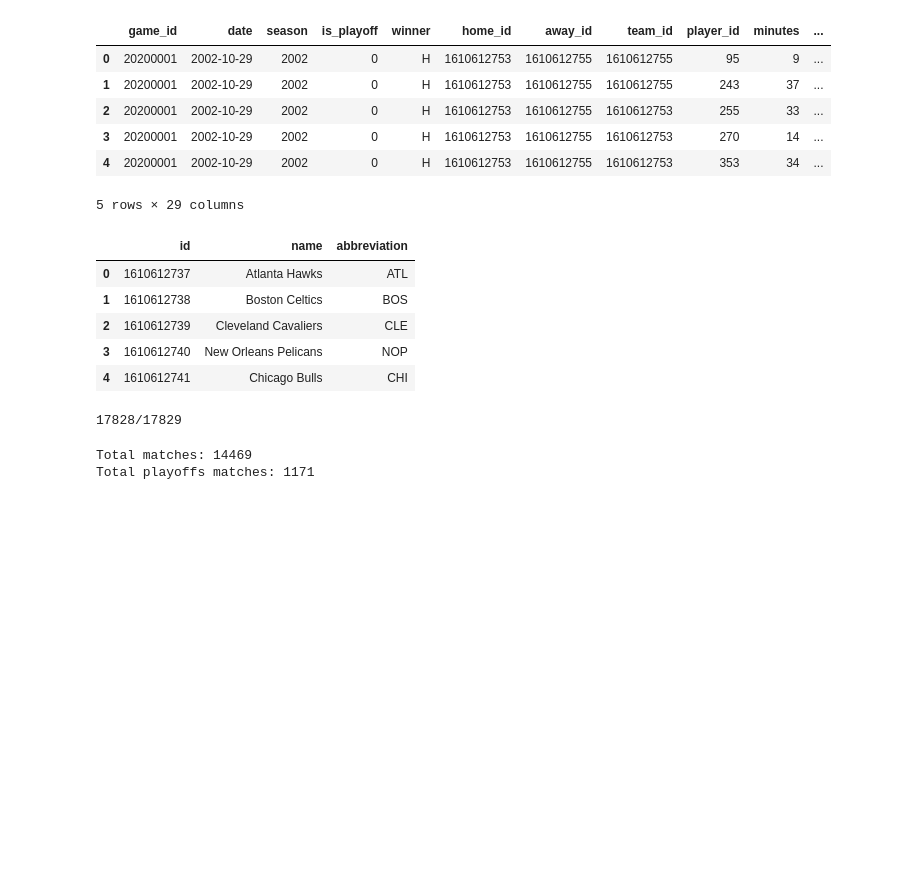
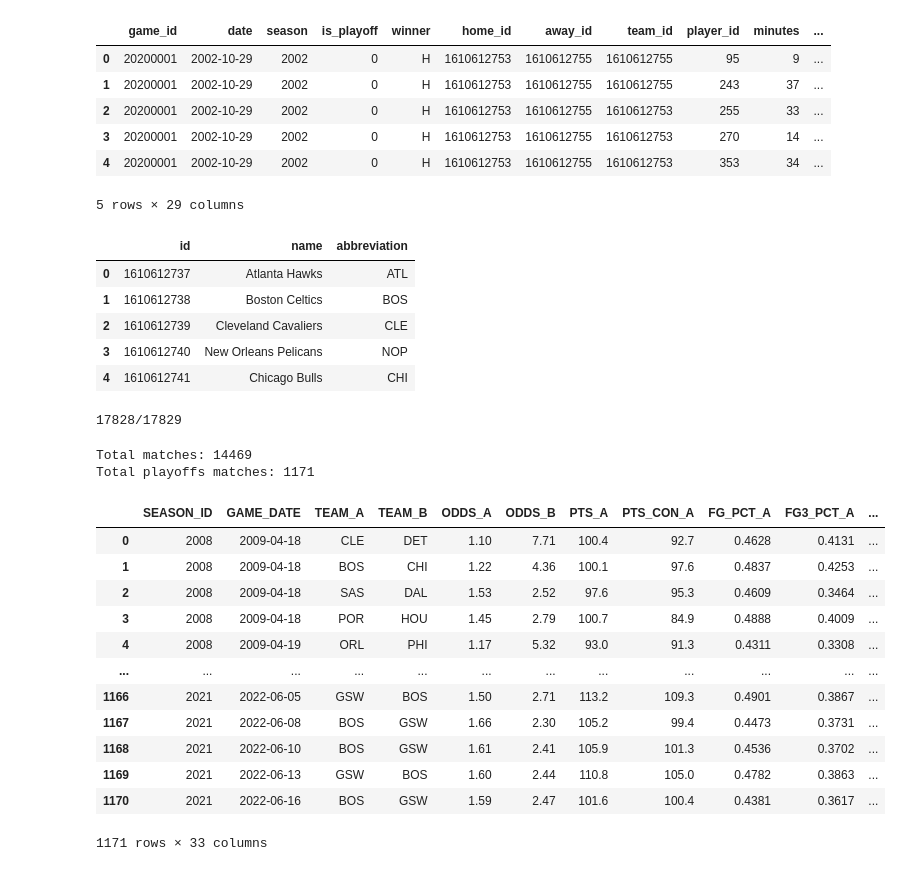
Before and after one commit to caiomelo22/nba-predictor, a Jupyter notebook: csv_getters/csv_creator.ipynb, the cells around one changed output. Saved outputs shown, nothing was run; the diff lists cells and outputs as text; code cells hidden in the pictures; blank space fills up the shorter version.

```diff
--- a/csv_getters/csv_creator.ipynb
+++ b/csv_getters/csv_creator.ipynb
@@ -73,6 +73,9 @@ teams.head()
 | 3 | 1610612740 | New Orleans Pelicans | NOP |
 | 4 | 1610612741 | Chicago Bulls | CHI |
 # %%
+def get_match_info(game_info, stats_team_a, stats_team_b, winner):
+    return (game_info + stats_team_a + stats_team_b + [winner])
+
 def get_team_previous_games(season_games, season_games_plyrs, game_date, team_id, opp_id, teams_per, season, elo, scenario):
     home_previous_games = season_games.loc[(season_games['home_id'] == team_id) & (season_games['date'] < game_date)]
     away_previous_games = season_games.loc[(season_games['away_id'] == team_id) & (season_games['date'] < game_date)]
@@ -146,9 +149,6 @@ def get_team_previous_games(season_games, season_games_plyrs, game_date, team_id
     stats_team = hf.get_team_stats (last_n_games, season_pct, teams_per[team_id], elo, matchup_pct, ha_pct, streak)
 
     return stats_team
-# %%
-def get_match_info(game_info, stats_team_a, stats_team_b, winner):
-    return (game_info + stats_team_a + stats_team_b + [1 if winner == 'A' else 0])
 # %%
 print("Creating CSV file of all games...")
 
@@ -197,6 +197,9 @@ for i, g in season_games_iterr.iterrows():
 
     team_a_odds, team_b_odds = g['home_odds'], g['away_odds']
 
+    if not team_a_odds or not team_b_odds:
+        continue
+
     stats_team_a = get_team_previous_games(season_games, season_games_plyrs, game_date, team_a_id, team_b_id, teams_per, season, elo_a, 'H')
     if not stats_team_a:
         continue
@@ -225,10 +228,25 @@ def parse_df_to_csv(dataframe, columns, path, filename):
         os.makedirs(path)
     final_df = pd.DataFrame(dataframe, columns=columns)
     final_df.to_csv("{}/{}".format(path, filename))
+    return final_df
 # %%
 columns = ['SEASON_ID', 'GAME_DATE', 'TEAM_A', 'TEAM_B', 'ODDS_A', 'ODDS_B',
            'PTS_A', 'PTS_CON_A', 'FG_PCT_A', 'FG3_PCT_A', 'FT_PCT_A', 'REB_A', 'TOV_A', 'SEASON_A_PCT', 'PER_A', 'ELO_A', 'MATCHUP_A_PCT', 'HA_A_PCT', 'STREAK_A',
            'PTS_B', 'PTS_CON_B', 'FG_PCT_B', 'FG3_PCT_B', 'FT_PCT_B', 'REB_B', 'TOV_B', 'SEASON_B_PCT', 'PER_B', 'ELO_B', 'MATCHUP_B_PCT', 'HA_B_PCT', 'STREAK_B',
            'WINNER']
-parse_df_to_csv(matches_organized, columns, '../data', '{}-{}.csv'.format(first_season, last_season-1))
+final_df = parse_df_to_csv(matches_organized, columns, '../data', '{}-{}.csv'.format(first_season, last_season-1))
 parse_df_to_csv(matches_organized_playoffs, columns, '../data/playoffs', '{}-{}.csv'.format(first_season, last_season-1))
+# %% [output]
+|  | SEASON_ID | GAME_DATE | TEAM_A | TEAM_B | ODDS_A | ODDS_B | PTS_A | PTS_CON_A | FG_PCT_A | FG3_PCT_A | ... |
+| 0 | 2008 | 2009-04-18 | CLE | DET | 1.10 | 7.71 | 100.4 | 92.7 | 0.4628 | 0.4131 | ... |
+| 1 | 2008 | 2009-04-18 | BOS | CHI | 1.22 | 4.36 | 100.1 | 97.6 | 0.4837 | 0.4253 | ... |
+| 2 | 2008 | 2009-04-18 | SAS | DAL | 1.53 | 2.52 | 97.6 | 95.3 | 0.4609 | 0.3464 | ... |
+| 3 | 2008 | 2009-04-18 | POR | HOU | 1.45 | 2.79 | 100.7 | 84.9 | 0.4888 | 0.4009 | ... |
+| 4 | 2008 | 2009-04-19 | ORL | PHI | 1.17 | 5.32 | 93.0 | 91.3 | 0.4311 | 0.3308 | ... |
+| ... | ... | ... | ... | ... | ... | ... | ... | ... | ... | ... | ... |
+| 1166 | 2021 | 2022-06-05 | GSW | BOS | 1.50 | 2.71 | 113.2 | 109.3 | 0.4901 | 0.3867 | ... |
+| 1167 | 2021 | 2022-06-08 | BOS | GSW | 1.66 | 2.30 | 105.2 | 99.4 | 0.4473 | 0.3731 | ... |
+| 1168 | 2021 | 2022-06-10 | BOS | GSW | 1.61 | 2.41 | 105.9 | 101.3 | 0.4536 | 0.3702 | ... |
+| 1169 | 2021 | 2022-06-13 | GSW | BOS | 1.60 | 2.44 | 110.8 | 105.0 | 0.4782 | 0.3863 | ... |
+| 1170 | 2021 | 2022-06-16 | BOS | GSW | 1.59 | 2.47 | 101.6 | 100.4 | 0.4381 | 0.3617 | ... |
+1171 rows × 33 columns
```
Also changed, not shown: 6 other files.
